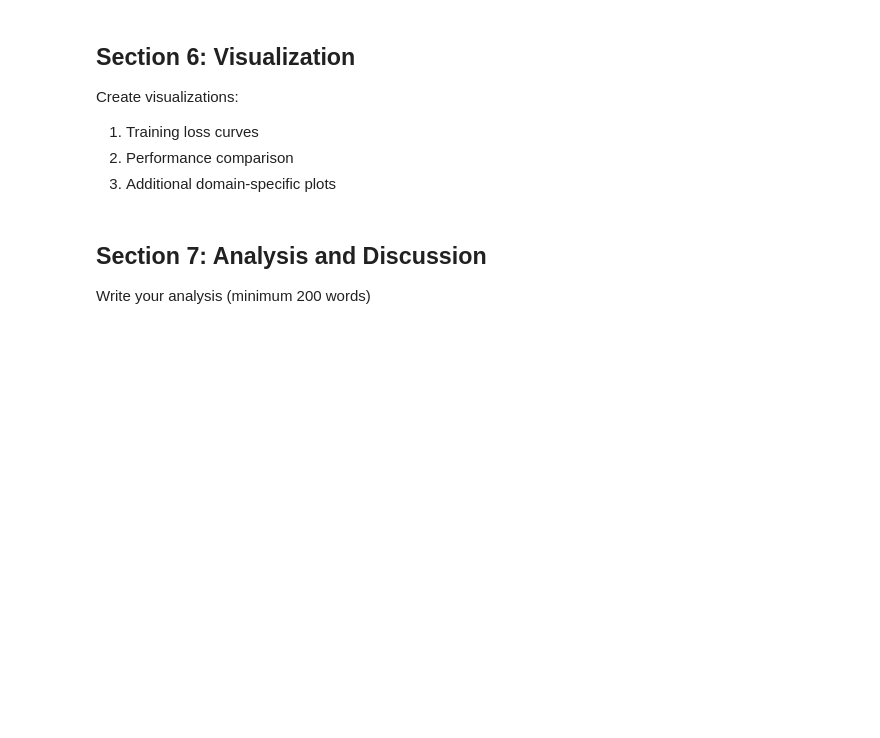
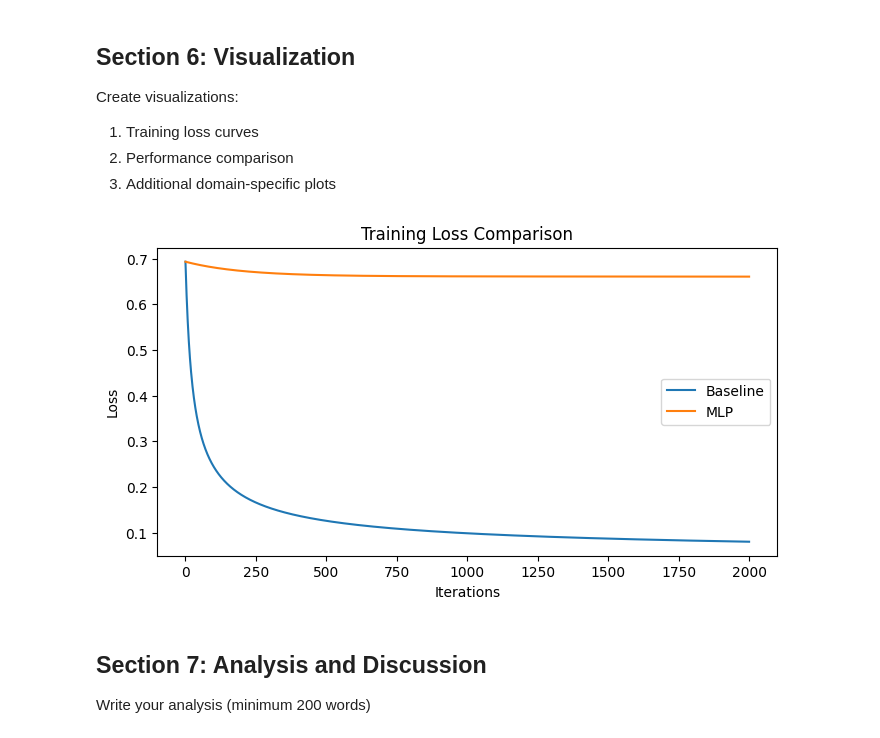
Before and after one commit to bassusdan222/LinearModelVsMLP_forBreastCancer, a Jupyter notebook: DNN_Assignment_Template.ipynb, the cells around one changed output. Saved outputs shown, nothing was run; the diff lists cells and outputs as text; code cells hidden in the pictures; blank space fills up the shorter version.

```diff
--- a/DNN_Assignment_Template.ipynb
+++ b/DNN_Assignment_Template.ipynb
@@ -200,21 +189,21 @@ print("✓ Baseline model class defined")
 # %%
 # Train baseline model
 print("Training baseline model...")
-baseline_start = time.time()
+Lgm_start = time.time()
 
 # TODO: Initialize and train your baseline model
-baseline_model = BaselineModel(learning_rate=0.01, n_iterations=1000)
-# baseline_model.fit(X_train_scaled, y_train)
+baseline_model = LinearRegressionScratch(learning_rate=0.01, n_iterations=2000)
+baseline_model.fit(X_train, y_train)
 
 # TODO: Make predictions
-# baseline_predictions = baseline_model.predict(X_test_scaled)
+baseline_predictions = baseline_model.predict(X_test)
 
 
 
-baseline_training_time = time.time() - baseline_start
+baseline_training_time = time.time() - Lgm_start
 print(f"✓ Baseline training completed in {baseline_training_time:.2f}s")
 print(f"✓ Loss decreased from {baseline_model.loss_history[0]:.4f} to {baseline_model.loss_history[-1]:.4f}")
 
 # Store loss explicitly
-baseline_initial_loss = 0.0 #baseline_model.loss_history[0]
-baseline_final_loss = 0.0 #baseline_model.loss_history[-1]
+baseline_initial_loss = baseline_model.loss_history[0]
+baseline_final_loss = baseline_model.loss_history[-1]
@@ -376,12 +325,12 @@ print("Training MLP...")
 mlp_start_time = time.time()
 
 # TODO: Define your architecture and train MLP
-mlp_architecture = []  # Example: [n_features, 16, 8, 1]
-mlp_model = MLP(architecture=mlp_architecture, learning_rate=0.01, n_iterations=1000)
-# mlp_model.fit(X_train_scaled, y_train)
+mlp_architecture = [X_train.shape[1], 64, 32, 1]  # Example: [n_features, 16, 8, 1]
+mlp_model = MLP(architecture=mlp_architecture, learning_rate=0.1, n_iterations=4000)
+mlp_model.fit(X_train, y_train)
 
 # TODO: Make predictions
-# mlp_predictions = mlp_model.predict(X_test_scaled)
+mlp_predictions = mlp_model.predict(X_test)
 
 mlp_training_time = time.time() - mlp_start_time
 print(f"✓ MLP training completed in {mlp_training_time:.2f}s")
@@ -468,3 +381,14 @@ plt.show()
+# %%
+plt.figure(figsize=(8,4))
+plt.plot(baseline_model.loss_history, label="Baseline")
+plt.plot(mlp_model.loss_history, label="MLP")
+plt.xlabel("Iterations")
+plt.ylabel("Loss")
+plt.legend()
+plt.title("Training Loss Comparison")
+plt.show()
+# %% [output]
+[figure, added]
 # %%
 # 2. Performance comparison bar chart
 # TODO: Create bar chart comparing key metrics between models
```
Also changed, not shown: parts of 12 cells of this notebook.
